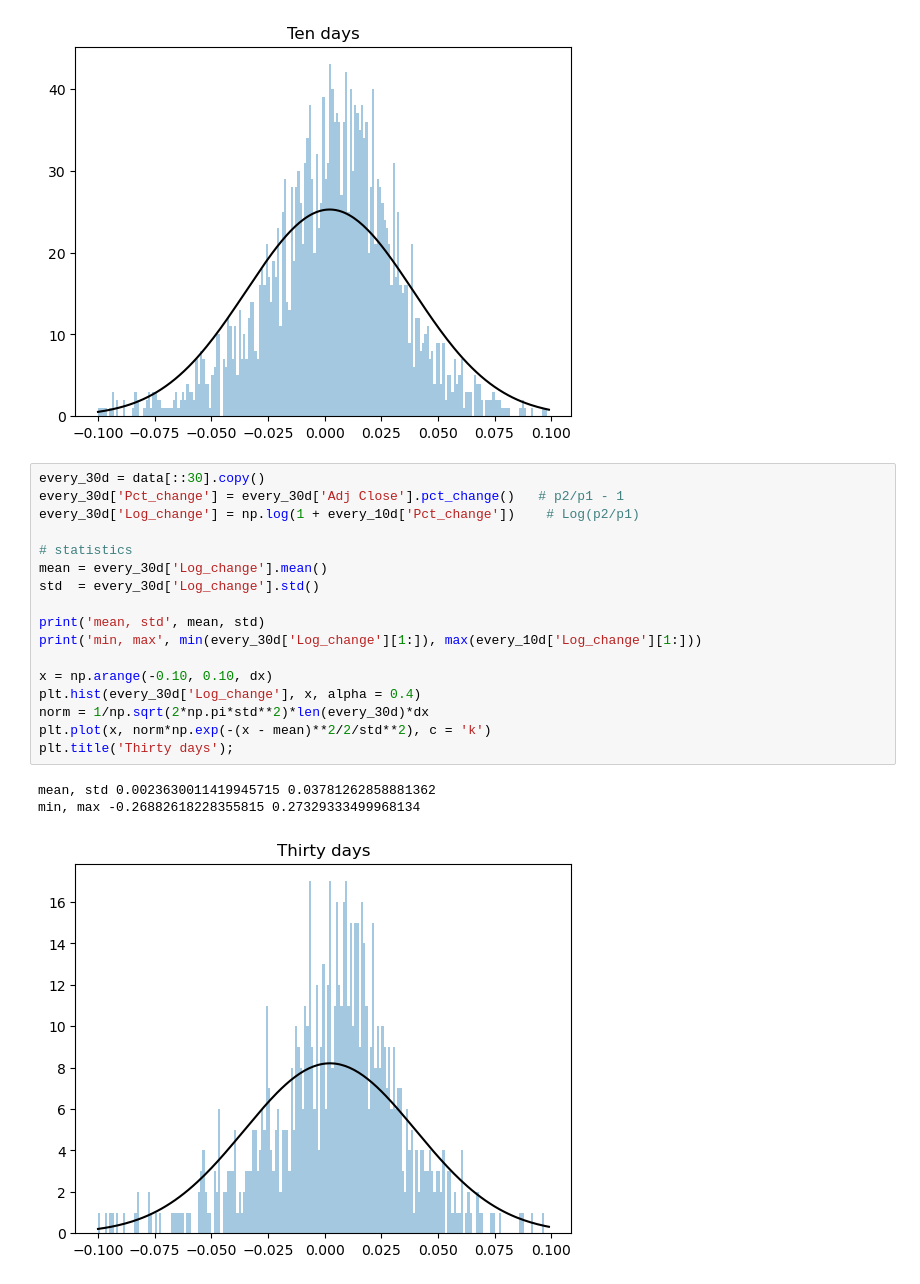
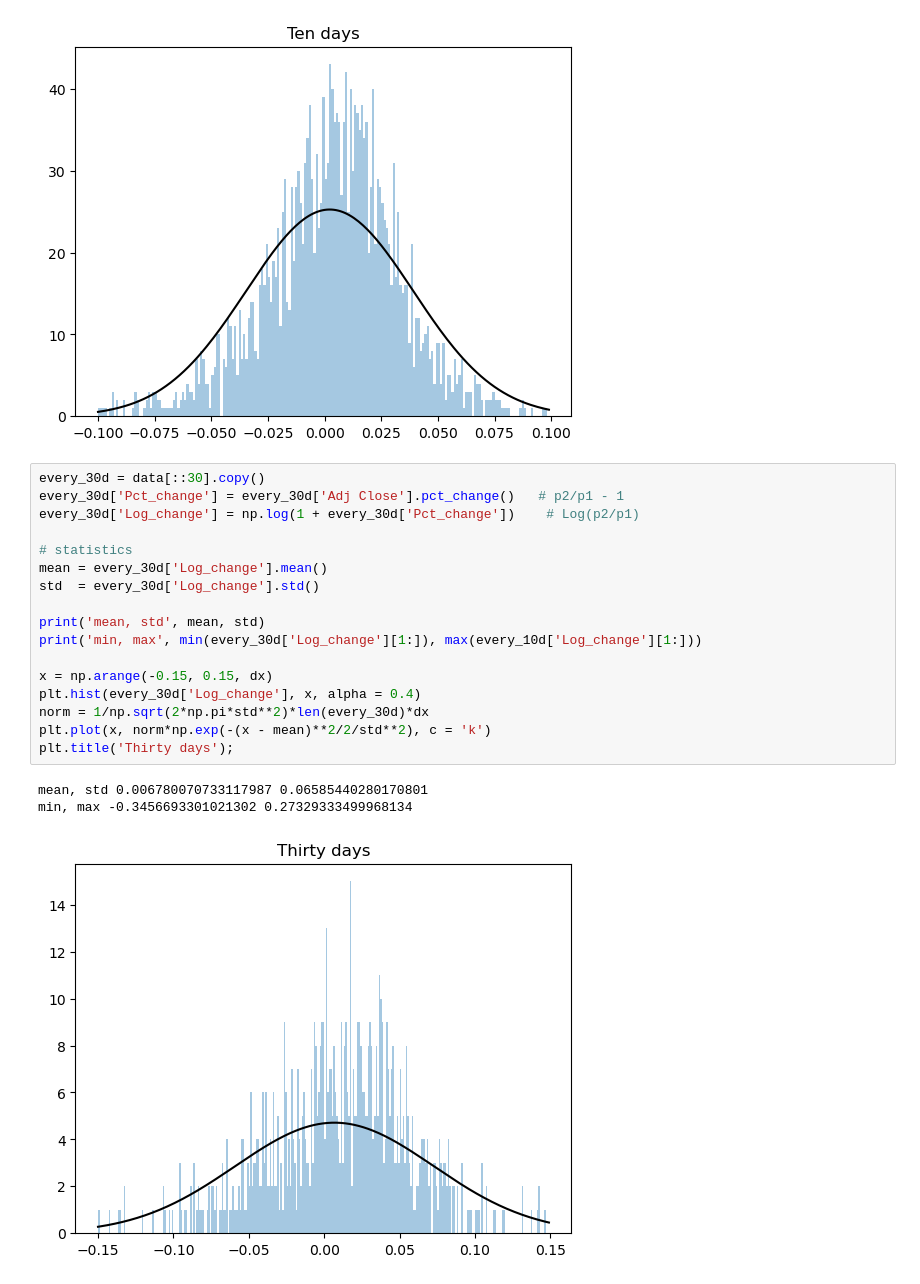
Before and after one commit to motloch/playing_around_with_finance_data, a Jupyter notebook: 01_returns_distribution.ipynb, the cells around one changed output. Saved outputs shown, nothing was run; the diff lists cells and outputs as text.

```diff
--- a/01_returns_distribution.ipynb
+++ b/01_returns_distribution.ipynb
@@ -149,21 +149,21 @@ min, max -0.26882618228355815 0.27329333499968134
 # %%
 every_30d = data[::30].copy()
 every_30d['Pct_change'] = every_30d['Adj Close'].pct_change()   # p2/p1 - 1
-every_30d['Log_change'] = np.log(1 + every_10d['Pct_change'])    # Log(p2/p1)
+every_30d['Log_change'] = np.log(1 + every_30d['Pct_change'])    # Log(p2/p1)
 
 # statistics
 mean = every_30d['Log_change'].mean()
 std  = every_30d['Log_change'].std()
 
 print('mean, std', mean, std)
 print('min, max', min(every_30d['Log_change'][1:]), max(every_10d['Log_change'][1:]))
 
-x = np.arange(-0.10, 0.10, dx)
+x = np.arange(-0.15, 0.15, dx)
 plt.hist(every_30d['Log_change'], x, alpha = 0.4)
 norm = 1/np.sqrt(2*np.pi*std**2)*len(every_30d)*dx
 plt.plot(x, norm*np.exp(-(x - mean)**2/2/std**2), c = 'k')
 plt.title('Thirty days');
 # %% [output]
-mean, std 0.0023630011419945715 0.03781262858881362
-min, max -0.26882618228355815 0.27329333499968134
+mean, std 0.006780070733117987 0.06585440280170801
+min, max -0.3456693301021302 0.27329333499968134
-[figure, old version]
+[figure, new version]
```
Also changed, not shown: 1 other file.
